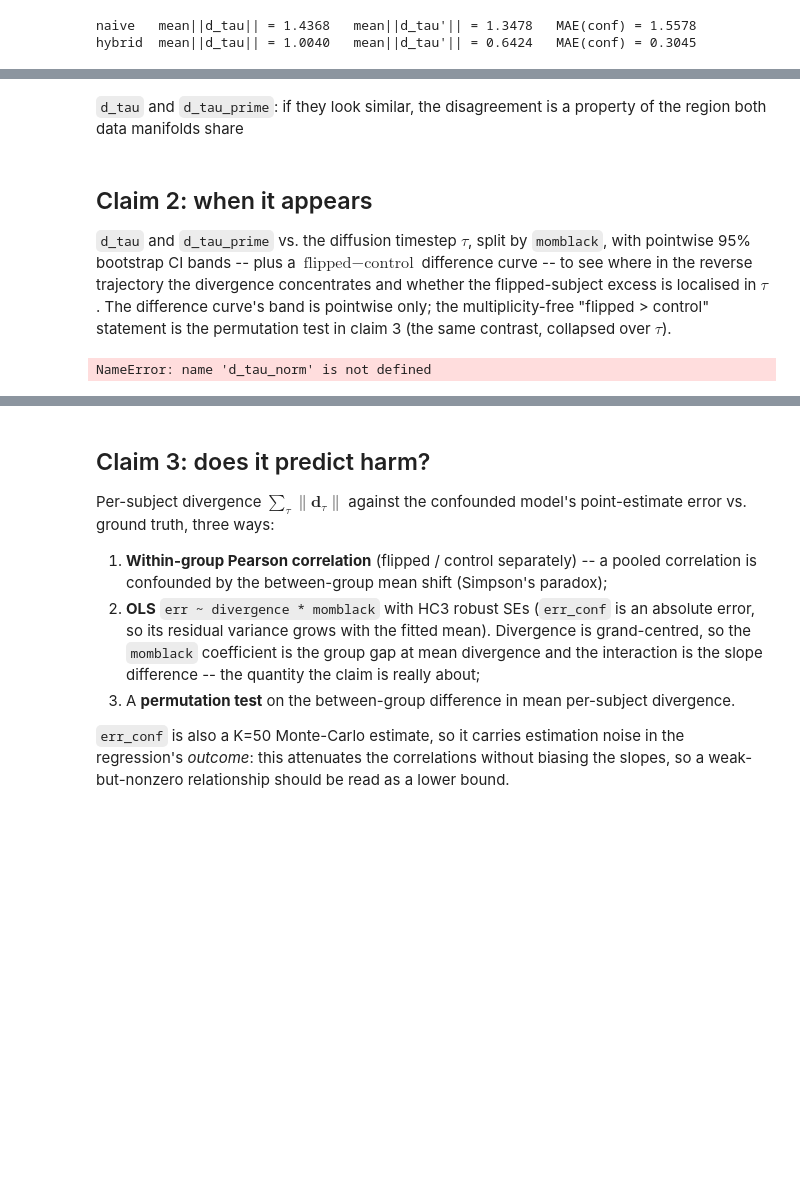
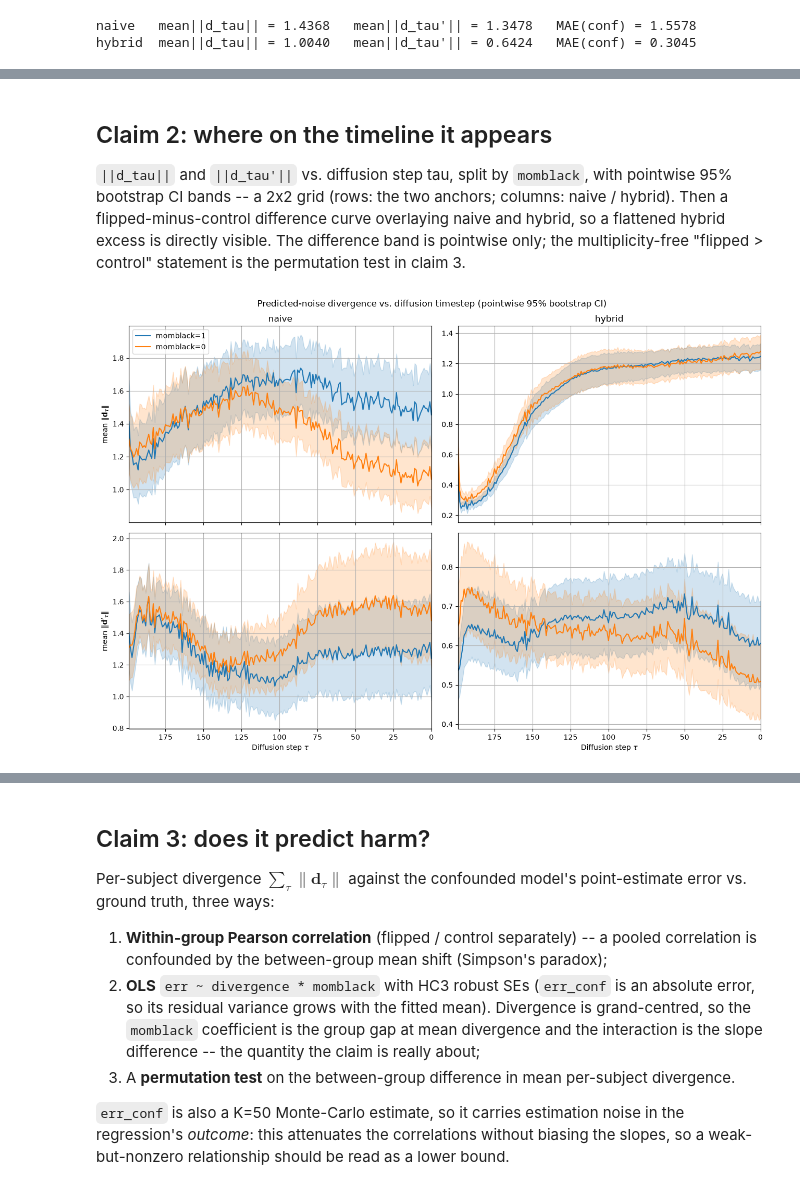
Before and after one commit to case547/diffusion-irregular-ehr, a Jupyter notebook: confounding_diffusion.ipynb, the cells around one changed output, grey strips where cells are left out. Cells and saved outputs as stored; diff of their text form; code cells hidden in the pictures; blank space fills up the shorter version.

```diff
--- a/confounding_diffusion.ipynb
+++ b/confounding_diffusion.ipynb
@@ -262,41 +268,42 @@ NameError: name 'eps_clean_traj' is not defined
-# %% [markdown]
-`d_tau` and `d_tau_prime`: if they look similar, the disagreement is a property of the region both data manifolds share
 # %% [markdown]
-## Claim 2: when it appears
+## Claim 2: where on the timeline it appears
 
-`d_tau` and `d_tau_prime` vs. the diffusion timestep $\tau$, split by `momblack`, with
-pointwise 95% bootstrap CI bands -- plus a $\text{flipped}-\text{control}$ difference curve  -- to see
-where in the reverse trajectory the divergence concentrates and whether the flipped-subject
-excess is localised in $\tau$. The difference curve's band is pointwise only; the
-multiplicity-free "flipped > control" statement is the permutation test in claim 3 (the same
-contrast, collapsed over $\tau$).
+`||d_tau||` and `||d_tau'||` vs. diffusion step tau, split by `momblack`, with pointwise 95%
+bootstrap CI bands -- a 2x2 grid (rows: the two anchors; columns: naive / hybrid). Then a
+flipped-minus-control difference curve overlaying naive and hybrid, so a flattened hybrid
+excess is directly visible. The difference band is pointwise only; the multiplicity-free
+"flipped > control" statement is the permutation test in claim 3.
 # %%
-tau_axis = np.arange(cfg.diffusion.num_steps - 1, -1, -1)  # L-1 .. 0, matches trajectory order
-
-dn, dnp = d_tau_norm.numpy(), d_tau_prime_norm.numpy()  # noqa: F821
+tau_axis = np.arange(cfg.diffusion.num_steps - 1, -1, -1)  # L-1 .. 0, trajectory order
 fm, cm = flipped_mask.numpy(), control_mask.numpy()
 
-fig, axes = plt.subplots(1, 2, figsize=(13, 4.5), sharey=True)
-for ax, vals, symbol in [
-    (axes[0], dn, r"\mathbf{d}_\tau"),
-    (axes[1], dnp, r"\mathbf{d}'_\tau"),
+fig, axes = plt.subplots(2, 2, figsize=(13, 9), sharex=True)
+for row, key, symbol in [
+    (0, "d_tau_norm", r"\mathbf{d}_\tau"),
+    (1, "d_tau_prime_norm", r"\mathbf{d}'_\tau"),
 ]:
-    for mask, label, colour in [(fm, "momblack=1", "C0"), (cm, "momblack=0", "C1")]:
-        boot = boot_curve(vals[:, mask], N_BOOT, np.random.default_rng(SEED))
-        lo, hi = pointwise_ci(boot)
-        ax.plot(tau_axis, vals[:, mask].mean(axis=1), color=colour, label=label)
-        ax.fill_between(tau_axis, lo, hi, color=colour, alpha=0.2)
-    ax.set_xlim(tau_axis.max(), tau_axis.min())  # tau: L -> 0
-    ax.set_xlabel(r"Diffusion step $\tau$")
-    ax.set_title(rf"$\|{symbol}\|$")
-    ax.grid()
-    ax.legend()
-
-axes[0].set_ylabel(r"mean $\|\mathbf{d}_\tau\|$")
+    for col, name in enumerate(RESULTS):
+        ax = axes[row, col]
+        vals = RESULTS[name][key].numpy()
+        for mask, label, colour in [(fm, "momblack=1", "C0"), (cm, "momblack=0", "C1")]:
+            boot = boot_curve(vals[:, mask], N_BOOT, np.random.default_rng(SEED))
+            lo, hi = pointwise_ci(boot)
+            ax.plot(tau_axis, vals[:, mask].mean(axis=1), color=colour, label=label)
+            ax.fill_between(tau_axis, lo, hi, color=colour, alpha=0.2)
+        ax.set_xlim(tau_axis.max(), tau_axis.min())
+        ax.grid()
+        if row == 0:
+            ax.set_title(name)
+        else:
+            ax.set_xlabel(r"Diffusion step $\tau$")
+        if col == 0:
+            ax.set_ylabel(rf"mean $\|{symbol}\|$")
+        if row == 0 and col == 0:
+            ax.legend()
 fig.suptitle("Predicted-noise divergence vs. diffusion timestep (pointwise 95% bootstrap CI)")
 fig.tight_layout()
 fig.savefig("images/confounding_divergence_vs_tau.png", dpi=150)
 plt.show()
 # %% [output]
-NameError: name 'd_tau_norm' is not defined
+[figure, added]
 # %%
```
Also changed, not shown: parts of 6 cells of this notebook, 2 other files.
